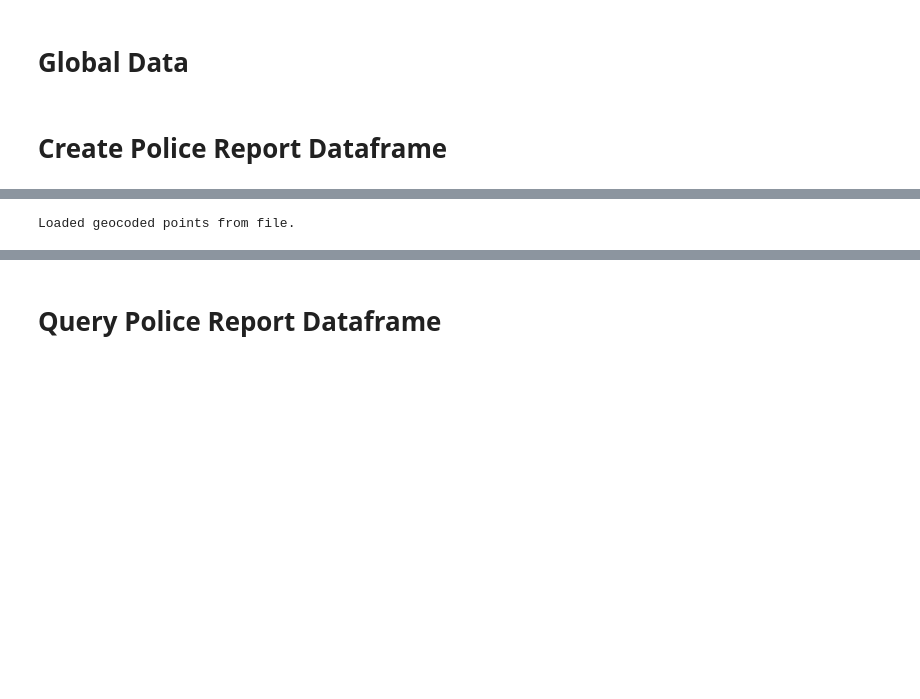
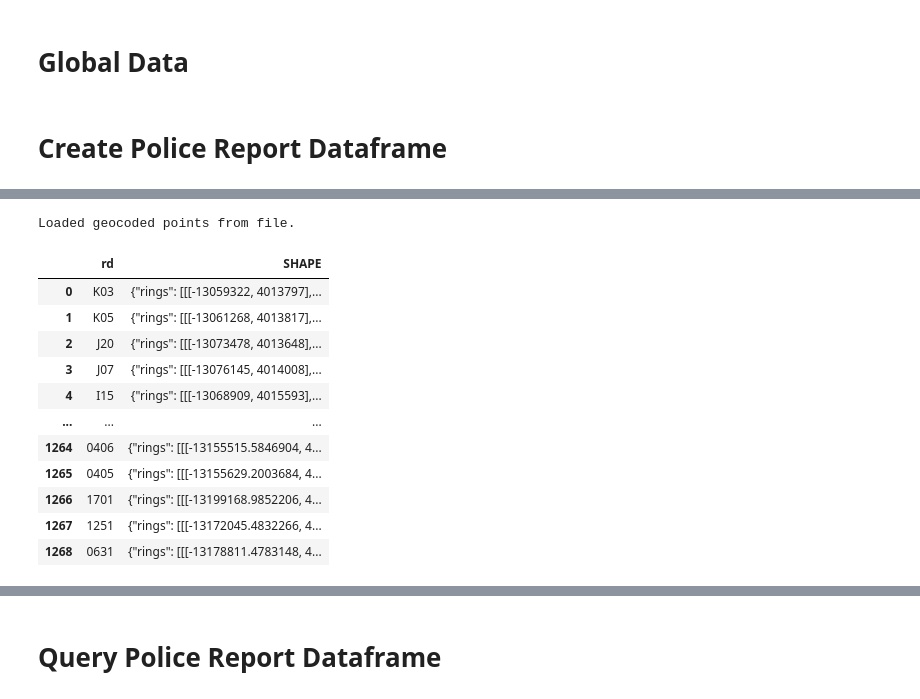
Before and after one commit to CodyKurpanek/CrimeAnalysis, a Jupyter notebook: GraphingRPCs.ipynb, the cells around one changed output, grey strips where cells are left out. Saved outputs shown, nothing was run; the diff lists cells and outputs as text; code cells hidden in the pictures; blank space fills up the shorter version.

```diff
--- a/GraphingRPCs.ipynb
+++ b/GraphingRPCs.ipynb
@@ -50,17 +0,0 @@ feature_collection.query().features[0]
-# %%
-
-from pyspark.sql.functions import col
-
-
-df = spark.read.csv("Riverside_Crime_Reports.csv", header=True, inferSchema=True)
-df.columns
-# Filter rows where crimeType is 'ROBBERY' and group by rpc column, counting the occurrences
-result = (df.select("rd", "crimeType")
-          .groupBy("rd")
-          .count()
-          .select("rd", "Count")
-          .withColumnRenamed("rd", "NAME"))
-
-# Show the result
-result.show()
-pd_crime = result.toPandas()
@@ -299,24 +142,45 @@ def geocode_block_address(block_address: str):
 
 import pandas as pd
 from arcgis.features import FeatureSet
+
+def create_shape_dataframe_riverside():
+    # Access a web map of riverside reporting districts (RDs)
+    r_item = gis.content.get("4855e57db5d3430cb94ddd32688ab7b7")
+    r_feature_collection = r_item.layers[0]
+    # Update Esri Requirement for this layer
+    r_feature_collection.properties.layerDefinition.htmlPopupType = 'esriServerHTMLPopupTypeAsHTMLText'
+
+    #Convert featurecollection to featureset to get actual features, then covert to spatial dataframe
+    r_fset = r_feature_collection.query()
+    r_fset_df = r_fset.sdf
+    return r_fset_df[['NAME', 'SHAPE']].rename(columns={"NAME": "rd"})
+
+def create_shape_dataframe_la():
+    # Access a web map of riverside reporting districts (RDs)
+    la_item = gis.content.get("721a305c2aac4fc08a816787e8740a98")
+    la_feature_collection = la_item.layers[0]
+
+    #Convert featurecollection to featureset to get actual features, then covert to spatial dataframe
+    la_fset = la_feature_collection.query()
+    la_fset_df = la_fset.sdf
+    return la_fset_df[['NAME', 'SHAPE']].rename(columns={"NAME": "rd"})
+
 def create_shape_dataframe():
-    # Access a web map of riverside reporting districts (RDs)
-    item = gis.content.get("4855e57db5d3430cb94ddd32688ab7b7")
-    feature_collection = item.layers[0]
-    # Update Esri Requirement
-    feature_collection.properties.layerDefinition.htmlPopupType = 'esriServerHTMLPopupTypeAsHTMLText'
+    rd_geometry = create_shape_dataframe_riverside()
+    la_rd_geometry = create_shape_dataframe_la()
+    return pd.concat([rd_geometry, la_rd_geometry], ignore_index=True)
 
-    fset = feature_collection.query()
-    fset_df = fset.sdf
-    return fset_df[['NAME', 'SHAPE']].rename(columns={"NAME": "rd"})
+
 
 
 import pickle
 
+# For Riverside data, all block addresses need to be geocoded since x,y locations are not given.
+# Results from geocoding are saved to a file in batches since runtime errors are common due to the
+# magnitude of geocode api calls made. Re-run this cell as many times as needed until
+def create_point_dataframe_riverside(crime_df_riverside, file_path = ''):
 
-def create_point_dataframe(crime_df, file_path = ''):
-
-    crime_df_pd = crime_df.toPandas()
+    crime_df_pd = crime_df_riverside.toPandas()
     invalid_points = []
 
     if os.path.exists(file_path):
@@ -324,33 +188,61 @@ def create_point_dataframe(crime_df, file_path = ''):
             geocoded_points = pickle.load(file)
         print("Loaded geocoded points from file.")
     else:
         print("Cannot find file with pre-generated geocodings. Geocoding all points. This may take a while and require re-authenticating arcgis. Consider uploading the file containing the correct geocoded locations.")
         geocoded_points = {}
 
 
     # Go through every block address. Remembering invalid points for error checking with response not available
     for i, blk_address in enumerate(crime_df_pd['blockAddress']):
         if i % 500 == 0:
             with open(file_path, 'wb') as file:
                 pickle.dump(geocoded_points, file)
 
         if blk_address in geocoded_points:
             continue
         else:
             geocoded_point = geocode_block_address(blk_address)
             geocoded_points[blk_address] = geocoded_point
         if geocoded_point is None:
             invalid_points.append(i)
 
     with open(file_path, 'wb') as file:
         pickle.dump(geocoded_points, file)
 
 
-    blockAddress_geometry = pd.DataFrame({'blockAddress': crime_df.toPandas()['blockAddress'].unique()})
+    blockAddress_geometry = pd.DataFrame({'blockAddress': crime_df_riverside.toPandas()['blockAddress'].unique()})
     blockAddress_geometry['SHAPE'] = blockAddress_geometry['blockAddress'].apply(lambda blk_address: geocoded_points[blk_address])
     return blockAddress_geometry
 
-blockAddress_geometry = create_point_dataframe(crime_df, "geocoded_points.pkl")
-rd_geometry = create_shape_dataframe()
+
+def create_point_dataframe_la(crime_df_la, file_path = ''):
+    crime_df_la = crime_df_la.select('LOCATION', 'LAT', 'LON').toPandas()
+    crime_df_la['SHAPE'] = crime_df_la.apply(lambda row: arcgis.geometry.Point({'x': row['LAT'], 'y': row['LON'], 'spatialReference': {'wkid': 4326}}),axis=1)
+    crime_df_la = crime_df_la.drop(columns=['LAT', 'LON']).rename(columns={"LOCATION": "blockAddress"})
+    return crime_df_la
+
+
+def create_point_dataframe():
+    blockAddress_geometry = create_point_dataframe_riverside(crime_df_riverside, "geocoded_points.pkl")
+    location_geometry = create_point_dataframe_la(crime_df_la)
+    return pd.concat([blockAddress_geometry, location_geometry], ignore_index=True)
+
+shape_df = create_shape_dataframe()
+point_df = create_point_dataframe()
+
+display(shape_df)
+display(point_df)
 # %% [output]
 Loaded geocoded points from file.
+|  | rd | SHAPE |
+| 0 | K03 | {"rings": [[[-13059322, 4013797],... |
+| 1 | K05 | {"rings": [[[-13061268, 4013817],... |
+| 2 | J20 | {"rings": [[[-13073478, 4013648],... |
+| 3 | J07 | {"rings": [[[-13076145, 4014008],... |
+| 4 | I15 | {"rings": [[[-13068909, 4015593],... |
+| ... | ... | ... |
+| 1264 | 0406 | {"rings": [[[-13155515.5846904, 4... |
+| 1265 | 0405 | {"rings": [[[-13155629.2003684, 4... |
+| 1266 | 1701 | {"rings": [[[-13199168.9852206, 4... |
+| 1267 | 1251 | {"rings": [[[-13172045.4832266, 4... |
+| 1268 | 0631 | {"rings": [[[-13178811.4783148, 4... |
```
Also changed, not shown: parts of 39 cells of this notebook.
